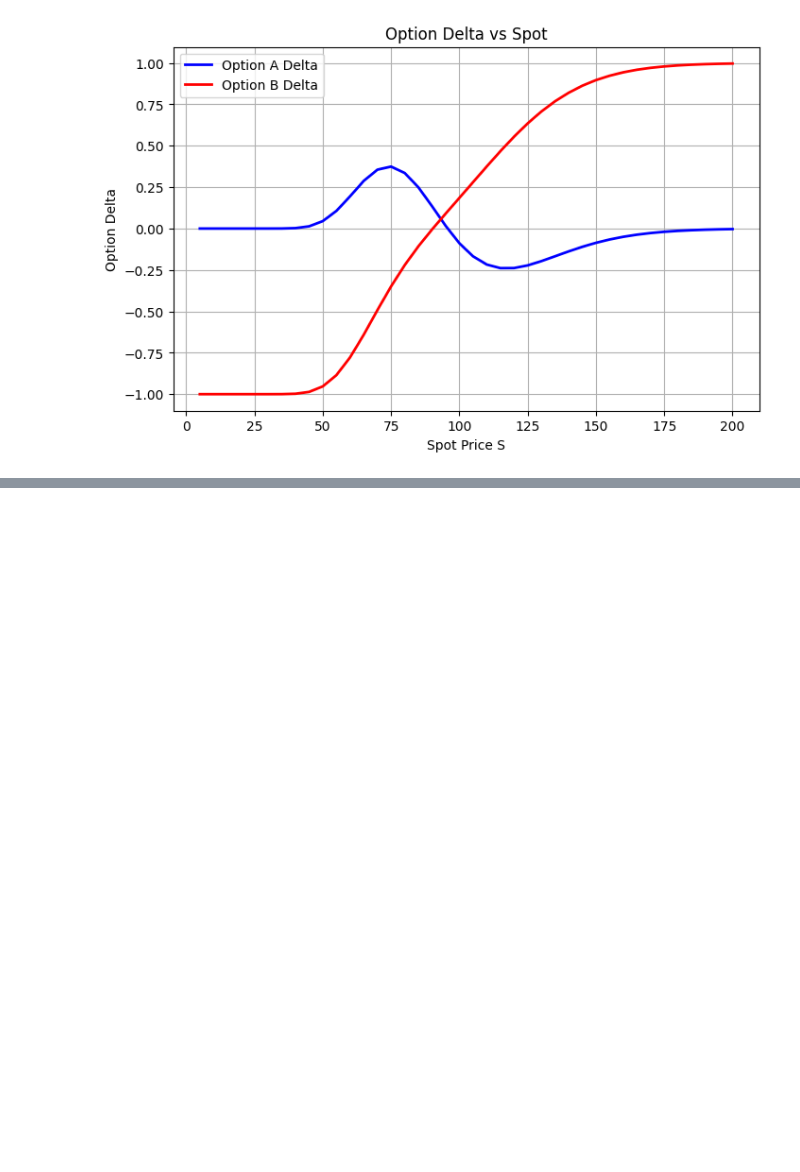
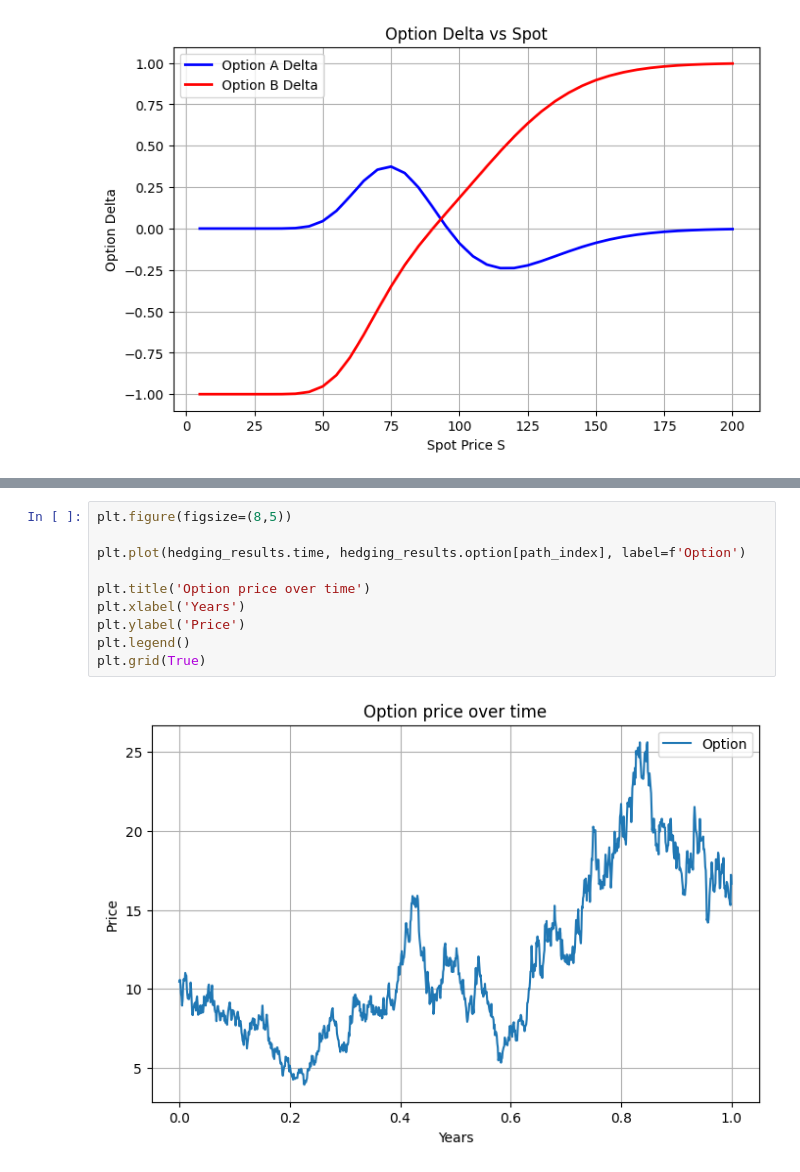
Before and after one commit to Richard1Dev/black-scholes-model-implementation, a Jupyter notebook: notebooks/results.ipynb, the cells around one changed output, grey strips where cells are left out. Saved outputs shown, nothing was run; the diff lists cells and outputs as text; blank space fills up the shorter version.

```diff
--- a/notebooks/results.ipynb
+++ b/notebooks/results.ipynb
@@ -111,0 +135,12 @@ plt.grid(True)
+# %%
+plt.figure(figsize=(8,5))
+
+plt.plot(hedging_results.time, hedging_results.option[path_index], label=f'Option')
+
+plt.title('Option price over time')
+plt.xlabel('Years')
+plt.ylabel('Price')
+plt.legend()
+plt.grid(True)
+# %% [output]
+[figure, added]
```
Also changed, not shown: parts of 15 cells of this notebook.
